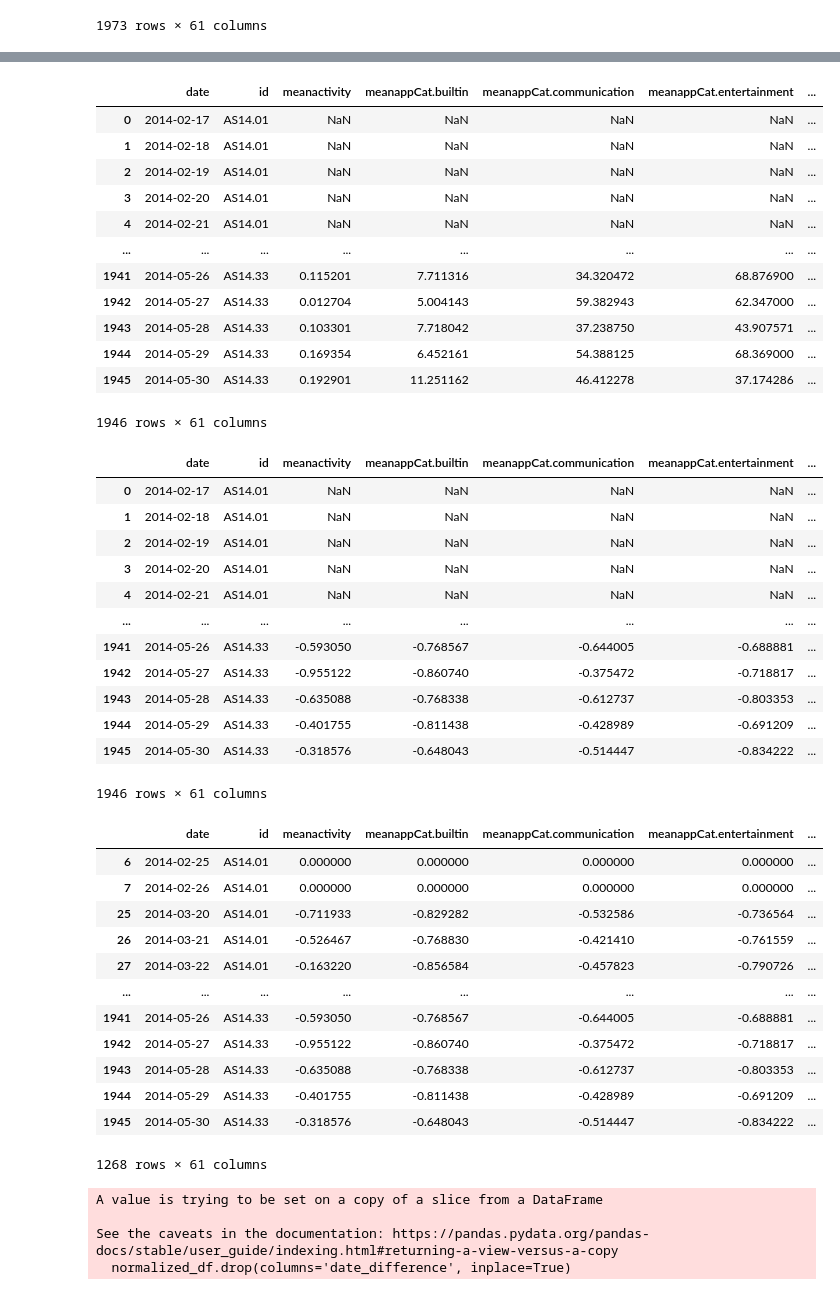
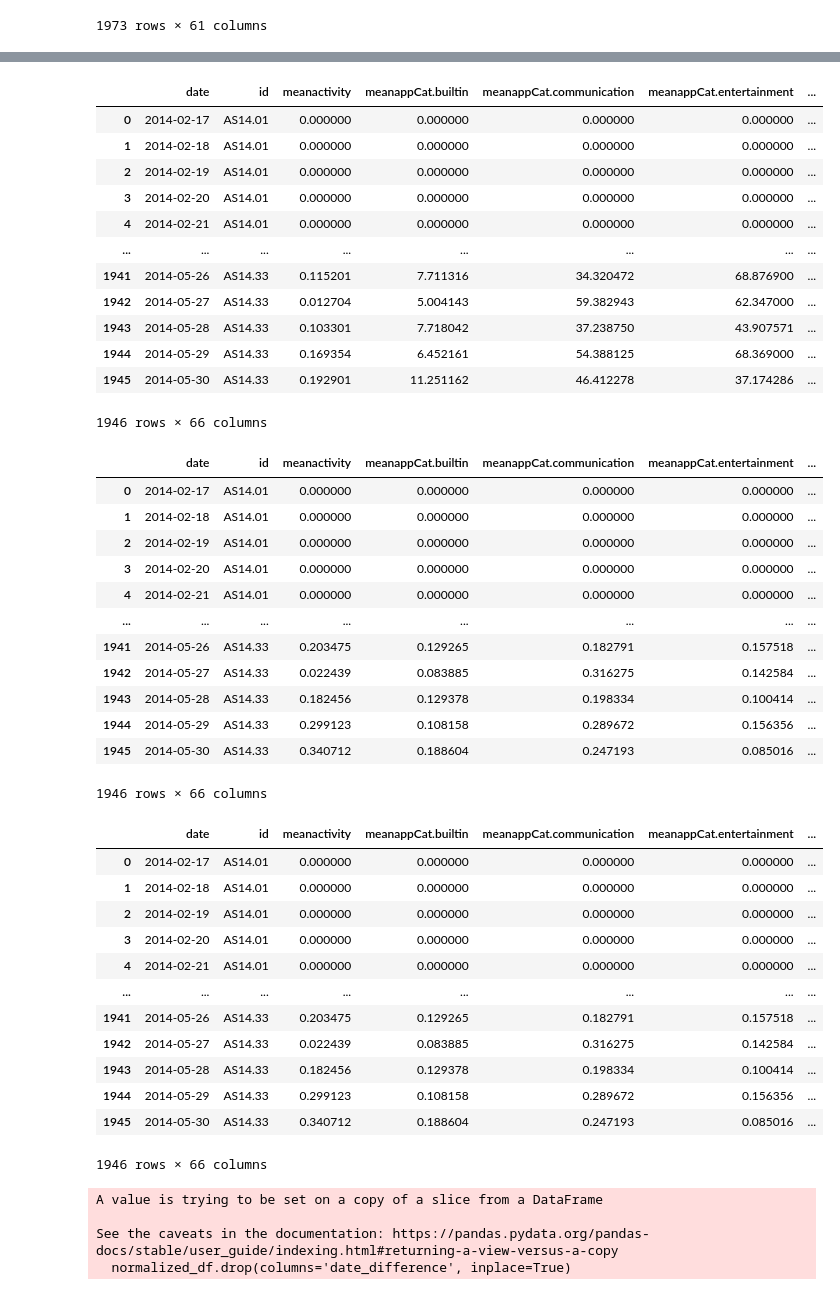
Before and after one commit to Tunde-ssbb/Data-Mining-Techniques-79, a Jupyter notebook: dataset_creation.ipynb, the cells around one changed output, grey strips where cells are left out. Drawn from its saved outputs; the diff is of its cells as text; code cells hidden in the pictures.

```diff
--- a/dataset_creation.ipynb
+++ b/dataset_creation.ipynb
@@ -98,3 +98,19 @@ df_pivoted
 # %%
 # Drop if there is no next day
 df_pivoted.dropna(subset='Target_date', inplace=True)
+df_pivoted.fillna(0, inplace=True)
+# %%
+import seaborn as sb
+import matplotlib.pyplot as plt
+
+corr = df_pivoted.corr()
+
+plt.figure(figsize=(10, 8))
+sb.heatmap(corr, cmap="Blues",yticklabels=True, xticklabels = True)
+
+corr_abs = corr['Target'].abs()
+sorted_corr = corr_abs.sort_values()
+
+selected_features = sorted_corr.keys()[-9:-4]
+
+print(selected_features)
@@ -106,7 +127,7 @@ df_pivoted['date'] = pd.to_datetime(df_pivoted['date'])
 df_pivoted.set_index('date', inplace=True)
 
 # Applying rolling mean to all features
-for feature in features:
+for feature in selected_features:
     df_pivoted[f'time_window_{feature}'] = df_pivoted.groupby('id')[feature].transform(lambda x: x.rolling(time_window, closed='right').mean())
 
 df_pivoted.reset_index(inplace=True)
@@ -115,43 +136,43 @@ df_pivoted.reset_index(inplace=True)
 df_pivoted
 # %% [output]
 |  | date | id | meanactivity | meanappCat.builtin | meanappCat.communication | meanappCat.entertainment | ... |
-| 0 | 2014-02-17 | AS14.01 | NaN | NaN | NaN | NaN | ... |
-| 1 | 2014-02-18 | AS14.01 | NaN | NaN | NaN | NaN | ... |
-| 2 | 2014-02-19 | AS14.01 | NaN | NaN | NaN | NaN | ... |
-| 3 | 2014-02-20 | AS14.01 | NaN | NaN | NaN | NaN | ... |
-| 4 | 2014-02-21 | AS14.01 | NaN | NaN | NaN | NaN | ... |
+| 0 | 2014-02-17 | AS14.01 | 0.000000 | 0.000000 | 0.000000 | 0.000000 | ... |
+| 1 | 2014-02-18 | AS14.01 | 0.000000 | 0.000000 | 0.000000 | 0.000000 | ... |
+| 2 | 2014-02-19 | AS14.01 | 0.000000 | 0.000000 | 0.000000 | 0.000000 | ... |
+| 3 | 2014-02-20 | AS14.01 | 0.000000 | 0.000000 | 0.000000 | 0.000000 | ... |
+| 4 | 2014-02-21 | AS14.01 | 0.000000 | 0.000000 | 0.000000 | 0.000000 | ... |
 | ... | ... | ... | ... | ... | ... | ... | ... |
 | 1941 | 2014-05-26 | AS14.33 | 0.115201 | 7.711316 | 34.320472 | 68.876900 | ... |
 | 1942 | 2014-05-27 | AS14.33 | 0.012704 | 5.004143 | 59.382943 | 62.347000 | ... |
 | 1943 | 2014-05-28 | AS14.33 | 0.103301 | 7.718042 | 37.238750 | 43.907571 | ... |
 | 1944 | 2014-05-29 | AS14.33 | 0.169354 | 6.452161 | 54.388125 | 68.369000 | ... |
 | 1945 | 2014-05-30 | AS14.33 | 0.192901 | 11.251162 | 46.412278 | 37.174286 | ... |
-1946 rows × 61 columns
+1946 rows × 66 columns
 # %%
 # Normalize and exclude by column name and data type
 def normalize_numeric(x):
     if x.name not in ['Target', 'date'] and x.dtype in ['int64', 'float64']:
-        return (x - x.min()) / (x.max() - x.min()) * 2 - 1
+        return (x - x.min()) / (x.max() - x.min())
     else:
         return x
 
 # Apply the function to all columns with selective exclusions
 normalized_df = df_pivoted.apply(normalize_numeric)
 normalized_df
 # %% [output]
 |  | date | id | meanactivity | meanappCat.builtin | meanappCat.communication | meanappCat.entertainment | ... |
-| 0 | 2014-02-17 | AS14.01 | NaN | NaN | NaN | NaN | ... |
-| 1 | 2014-02-18 | AS14.01 | NaN | NaN | NaN | NaN | ... |
-| 2 | 2014-02-19 | AS14.01 | NaN | NaN | NaN | NaN | ... |
-| 3 | 2014-02-20 | AS14.01 | NaN | NaN | NaN | NaN | ... |
-| 4 | 2014-02-21 | AS14.01 | NaN | NaN | NaN | NaN | ... |
+| 0 | 2014-02-17 | AS14.01 | 0.000000 | 0.000000 | 0.000000 | 0.000000 | ... |
+| 1 | 2014-02-18 | AS14.01 | 0.000000 | 0.000000 | 0.000000 | 0.000000 | ... |
+| 2 | 2014-02-19 | AS14.01 | 0.000000 | 0.000000 | 0.000000 | 0.000000 | ... |
+| 3 | 2014-02-20 | AS14.01 | 0.000000 | 0.000000 | 0.000000 | 0.000000 | ... |
+| 4 | 2014-02-21 | AS14.01 | 0.000000 | 0.000000 | 0.000000 | 0.000000 | ... |
 | ... | ... | ... | ... | ... | ... | ... | ... |
-| 1941 | 2014-05-26 | AS14.33 | -0.593050 | -0.768567 | -0.644005 | -0.688881 | ... |
-| 1942 | 2014-05-27 | AS14.33 | -0.955122 | -0.860740 | -0.375472 | -0.718817 | ... |
-| 1943 | 2014-05-28 | AS14.33 | -0.635088 | -0.768338 | -0.612737 | -0.803353 | ... |
-| 1944 | 2014-05-29 | AS14.33 | -0.401755 | -0.811438 | -0.428989 | -0.691209 | ... |
-| 1945 | 2014-05-30 | AS14.33 | -0.318576 | -0.648043 | -0.514447 | -0.834222 | ... |
+| 1941 | 2014-05-26 | AS14.33 | 0.203475 | 0.129265 | 0.182791 | 0.157518 | ... |
+| 1942 | 2014-05-27 | AS14.33 | 0.022439 | 0.083885 | 0.316275 | 0.142584 | ... |
+| 1943 | 2014-05-28 | AS14.33 | 0.182456 | 0.129378 | 0.198334 | 0.100414 | ... |
+| 1944 | 2014-05-29 | AS14.33 | 0.299123 | 0.108158 | 0.289672 | 0.156356 | ... |
+| 1945 | 2014-05-30 | AS14.33 | 0.340712 | 0.188604 | 0.247193 | 0.085016 | ... |
-1946 rows × 61 columns
+1946 rows × 66 columns
 # %%
 # After normalizing drop target and  fill in missing values
 normalized_df.dropna(subset='Target', inplace=True)
@@ -159,18 +180,18 @@ normalized_df.fillna(0, inplace=True)
 normalized_df
 # %% [output]
 |  | date | id | meanactivity | meanappCat.builtin | meanappCat.communication | meanappCat.entertainment | ... |
-| 6 | 2014-02-25 | AS14.01 | 0.000000 | 0.000000 | 0.000000 | 0.000000 | ... |
-| 7 | 2014-02-26 | AS14.01 | 0.000000 | 0.000000 | 0.000000 | 0.000000 | ... |
-| 25 | 2014-03-20 | AS14.01 | -0.711933 | -0.829282 | -0.532586 | -0.736564 | ... |
-| 26 | 2014-03-21 | AS14.01 | -0.526467 | -0.768830 | -0.421410 | -0.761559 | ... |
-| 27 | 2014-03-22 | AS14.01 | -0.163220 | -0.856584 | -0.457823 | -0.790726 | ... |
+| 0 | 2014-02-17 | AS14.01 | 0.000000 | 0.000000 | 0.000000 | 0.000000 | ... |
+| 1 | 2014-02-18 | AS14.01 | 0.000000 | 0.000000 | 0.000000 | 0.000000 | ... |
+| 2 | 2014-02-19 | AS14.01 | 0.000000 | 0.000000 | 0.000000 | 0.000000 | ... |
+| 3 | 2014-02-20 | AS14.01 | 0.000000 | 0.000000 | 0.000000 | 0.000000 | ... |
+| 4 | 2014-02-21 | AS14.01 | 0.000000 | 0.000000 | 0.000000 | 0.000000 | ... |
 | ... | ... | ... | ... | ... | ... | ... | ... |
-| 1941 | 2014-05-26 | AS14.33 | -0.593050 | -0.768567 | -0.644005 | -0.688881 | ... |
-| 1942 | 2014-05-27 | AS14.33 | -0.955122 | -0.860740 | -0.375472 | -0.718817 | ... |
-| 1943 | 2014-05-28 | AS14.33 | -0.635088 | -0.768338 | -0.612737 | -0.803353 | ... |
-| 1944 | 2014-05-29 | AS14.33 | -0.401755 | -0.811438 | -0.428989 | -0.691209 | ... |
-| 1945 | 2014-05-30 | AS14.33 | -0.318576 | -0.648043 | -0.514447 | -0.834222 | ... |
+| 1941 | 2014-05-26 | AS14.33 | 0.203475 | 0.129265 | 0.182791 | 0.157518 | ... |
+| 1942 | 2014-05-27 | AS14.33 | 0.022439 | 0.083885 | 0.316275 | 0.142584 | ... |
+| 1943 | 2014-05-28 | AS14.33 | 0.182456 | 0.129378 | 0.198334 | 0.100414 | ... |
+| 1944 | 2014-05-29 | AS14.33 | 0.299123 | 0.108158 | 0.289672 | 0.156356 | ... |
+| 1945 | 2014-05-30 | AS14.33 | 0.340712 | 0.188604 | 0.247193 | 0.085016 | ... |
-1268 rows × 61 columns
+1946 rows × 66 columns
 # %%
 # Calculate the difference
 normalized_df['date_difference'] = (normalized_df['Target_date'] - normalized_df['date']).dt.days
```
Also changed, not shown: parts of 6 cells of this notebook, 4 other files.
